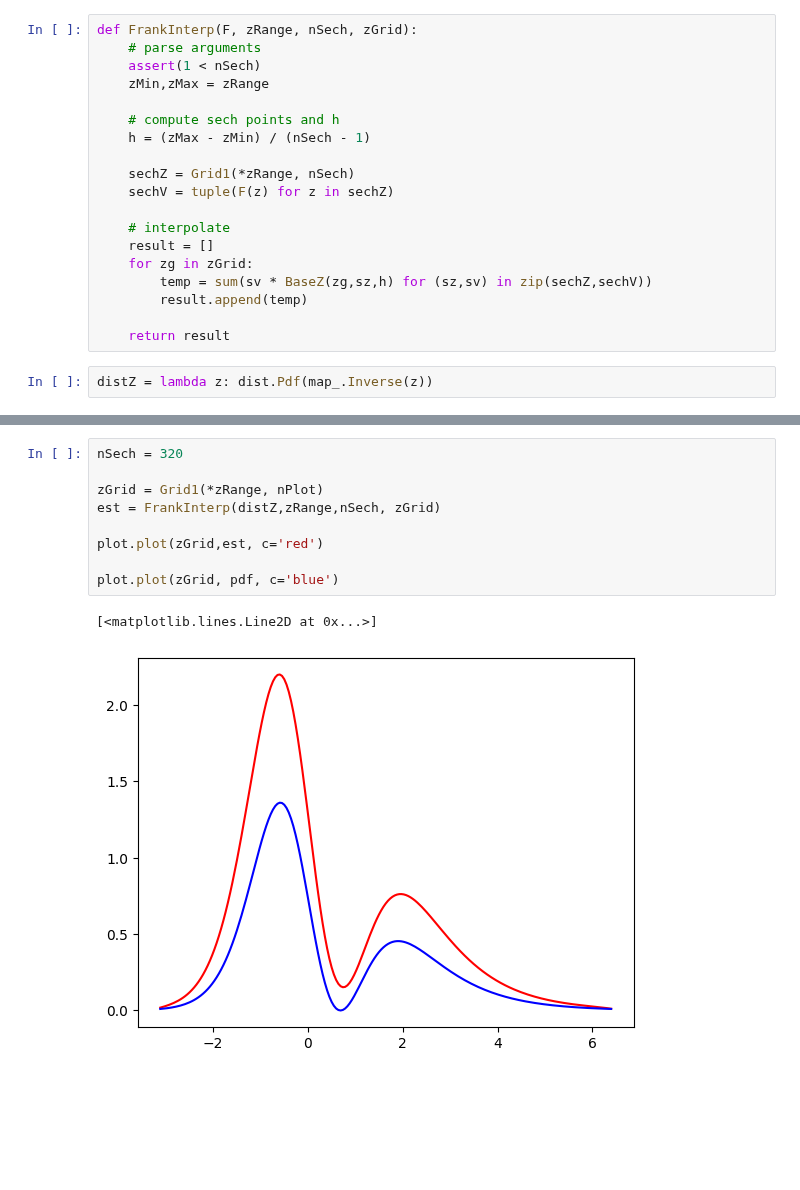
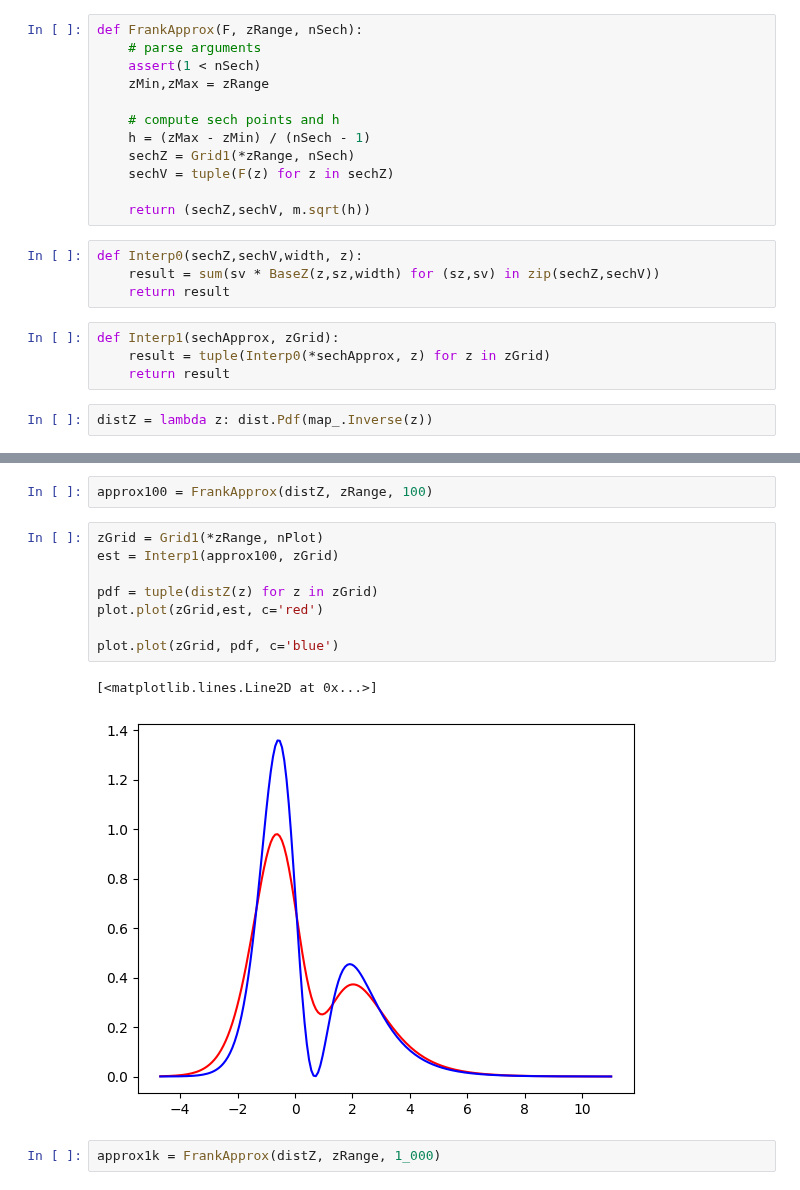
Before and after one commit to DesignToolInvestor/ManetSim, a Jupyter notebook: CdfFit/Note Books/sech_frank.ipynb, the cells around one changed output, grey strips where cells are left out. Cells and saved outputs as stored; diff of their text form; blank space fills up the shorter version.

```diff
--- a/CdfFit/Note Books/sech_frank.ipynb
+++ b/CdfFit/Note Books/sech_frank.ipynb
@@ -63,21 +67,22 @@ zRange
+# %%
+def FrankApprox(F, zRange, nSech):
+	# parse arguments
+	assert(1 < nSech)
+	zMin,zMax = zRange
+
+	# compute sech points and h
+	h = (zMax - zMin) / (nSech - 1)
+	sechZ = Grid1(*zRange, nSech)
+	sechV = tuple(F(z) for z in sechZ)
+
+	return (sechZ,sechV, m.sqrt(h))
+# %%
+def Interp0(sechZ,sechV,width, z):
+	result = sum(sv * BaseZ(z,sz,width) for (sz,sv) in zip(sechZ,sechV))
+	return result
 # %%
-def FrankInterp(F, zRange, nSech, zGrid):
-	# parse arguments
-	assert(1 < nSech)
-	zMin,zMax = zRange
-
-	# compute sech points and h
-	h = (zMax - zMin) / (nSech - 1)
-
-	sechZ = Grid1(*zRange, nSech)
-	sechV = tuple(F(z) for z in sechZ)
-
-	# interpolate
-	result = []
-	for zg in zGrid:
-		temp = sum(sv * BaseZ(zg,sz,h) for (sz,sv) in zip(sechZ,sechV))
-		result.append(temp)
-
+def Interp1(sechApprox, zGrid):
+	result = tuple(Interp0(*sechApprox, z) for z in zGrid)
 	return result
 # %%
 distZ = lambda z: dist.Pdf(map_.Inverse(z))
@@ -95,12 +89,15 @@ Text(0, 0.5, 'Probability Density')
+# %%
+approx100 = FrankApprox(distZ, zRange, 100)
 # %%
-nSech = 320
+zGrid = Grid1(*zRange, nPlot)
+est = Interp1(approx100, zGrid)
 
-zGrid = Grid1(*zRange, nPlot)
-est = FrankInterp(distZ,zRange,nSech, zGrid)
-
+pdf = tuple(distZ(z) for z in zGrid)
 plot.plot(zGrid,est, c='red')
 
 plot.plot(zGrid, pdf, c='blue')
 # %% [output]
 [<matplotlib.lines.Line2D at 0x...>]
-[figure, old version]
+[figure, new version]
+# %%
+approx1k = FrankApprox(distZ, zRange, 1_000)
```
Also changed, not shown: parts of 16 cells of this notebook, 11 other files.
